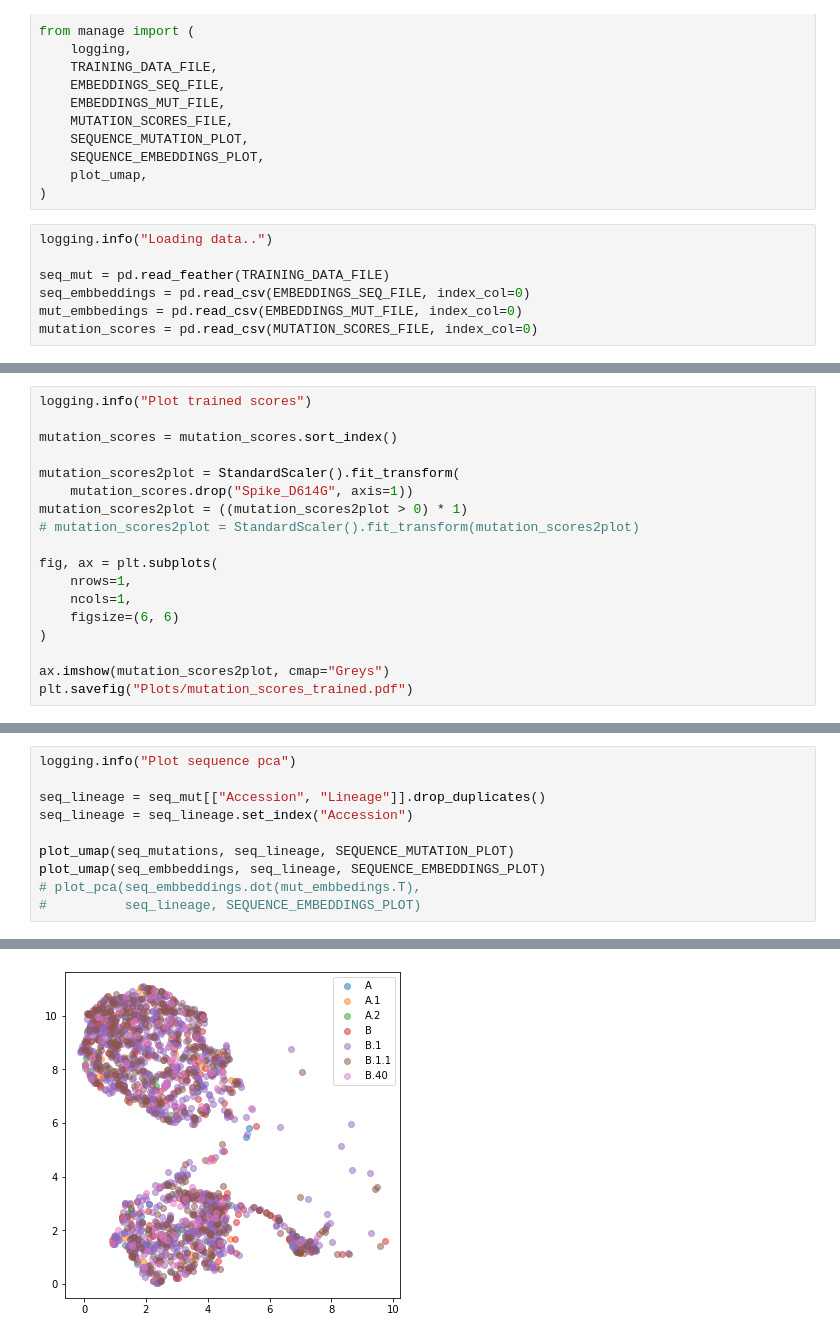
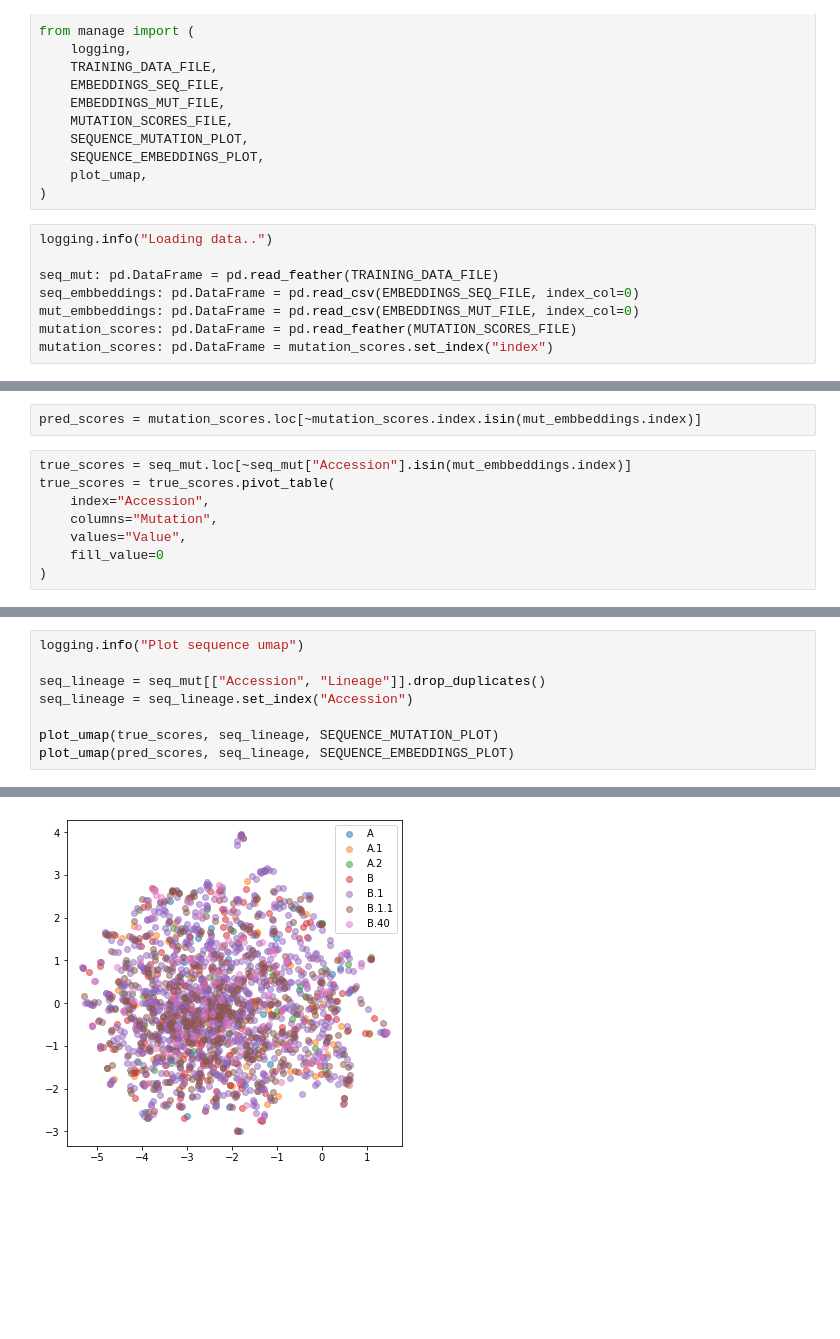
Before and after one commit to Takkoona/fixynergy, a Jupyter notebook: 5_visualize_results.ipynb, the cells around one changed output, grey strips where cells are left out. Cells and saved outputs as stored; diff of their text form; blank space fills up the shorter version.

```diff
--- a/5_visualize_results.ipynb
+++ b/5_visualize_results.ipynb
@@ -17,8 +17,9 @@ from manage import (
 # %%
 logging.info("Loading data..")
 
-seq_mut = pd.read_feather(TRAINING_DATA_FILE)
-seq_embbeddings = pd.read_csv(EMBEDDINGS_SEQ_FILE, index_col=0)
-mut_embbedings = pd.read_csv(EMBEDDINGS_MUT_FILE, index_col=0)
-mutation_scores = pd.read_csv(MUTATION_SCORES_FILE, index_col=0)
+seq_mut: pd.DataFrame = pd.read_feather(TRAINING_DATA_FILE)
+seq_embbeddings: pd.DataFrame = pd.read_csv(EMBEDDINGS_SEQ_FILE, index_col=0)
+mut_embbeddings: pd.DataFrame = pd.read_csv(EMBEDDINGS_MUT_FILE, index_col=0)
+mutation_scores: pd.DataFrame = pd.read_feather(MUTATION_SCORES_FILE)
+mutation_scores: pd.DataFrame = mutation_scores.set_index("index")
 # %% [output]
@@ -42,18 +26,0 @@ mutation_scores
-# %%
-logging.info("Plot trained scores")
-
-mutation_scores = mutation_scores.sort_index()
-
-mutation_scores2plot = StandardScaler().fit_transform(
-    mutation_scores.drop("Spike_D614G", axis=1))
-mutation_scores2plot = ((mutation_scores2plot > 0) * 1)
-# mutation_scores2plot = StandardScaler().fit_transform(mutation_scores2plot)
-
-fig, ax = plt.subplots(
-    nrows=1,
-    ncols=1,
-    figsize=(6, 6)
-)
-
-ax.imshow(mutation_scores2plot, cmap="Greys")
-plt.savefig("Plots/mutation_scores_trained.pdf")
@@ -102,0 +27,10 @@ plt.savefig("Plots/mut_rank_original.pdf", bbox_inches="tight")
+# %%
+pred_scores = mutation_scores.loc[~mutation_scores.index.isin(mut_embbeddings.index)]
+# %%
+true_scores = seq_mut.loc[~seq_mut["Accession"].isin(mut_embbeddings.index)]
+true_scores = true_scores.pivot_table(
+    index="Accession",
+    columns="Mutation",
+    values="Value",
+    fill_value=0
+)
@@ -103,11 +61,9 @@ plt.savefig("Plots/mut_rank_original.pdf", bbox_inches="tight")
 # %%
-logging.info("Plot sequence pca")
+logging.info("Plot sequence umap")
 
 seq_lineage = seq_mut[["Accession", "Lineage"]].drop_duplicates()
 seq_lineage = seq_lineage.set_index("Accession")
 
-plot_umap(seq_mutations, seq_lineage, SEQUENCE_MUTATION_PLOT)
-plot_umap(seq_embbeddings, seq_lineage, SEQUENCE_EMBEDDINGS_PLOT)
-# plot_pca(seq_embbeddings.dot(mut_embbedings.T),
-#          seq_lineage, SEQUENCE_EMBEDDINGS_PLOT)
+plot_umap(true_scores, seq_lineage, SEQUENCE_MUTATION_PLOT)
+plot_umap(pred_scores, seq_lineage, SEQUENCE_EMBEDDINGS_PLOT)
 # %% [output]
@@ -116 +72 @@ plot_umap(seq_embbeddings, seq_lineage, SEQUENCE_EMBEDDINGS_PLOT)
-[figure, old version]
+[figure, new version]
```
Also changed, not shown: parts of 11 cells of this notebook, 2 other files.
